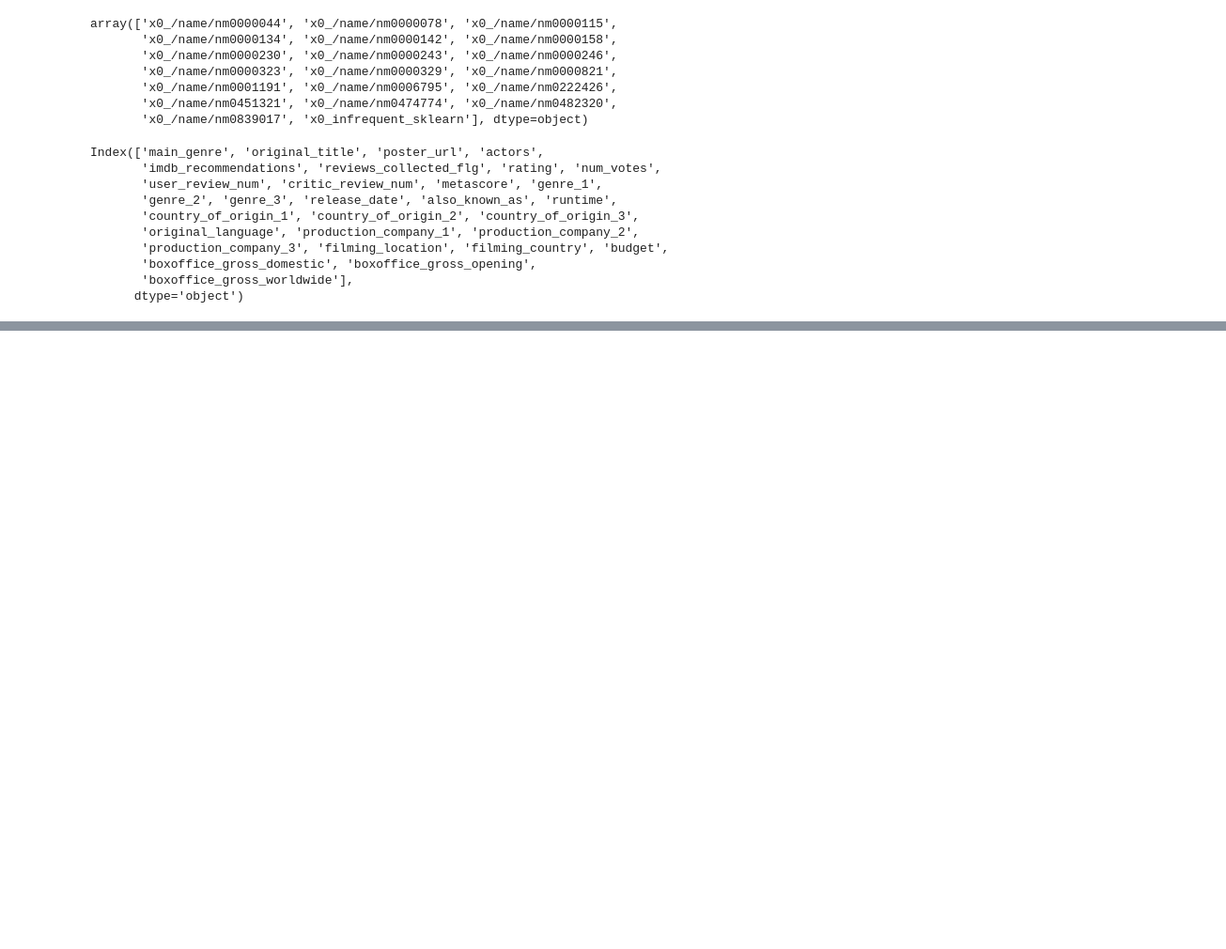
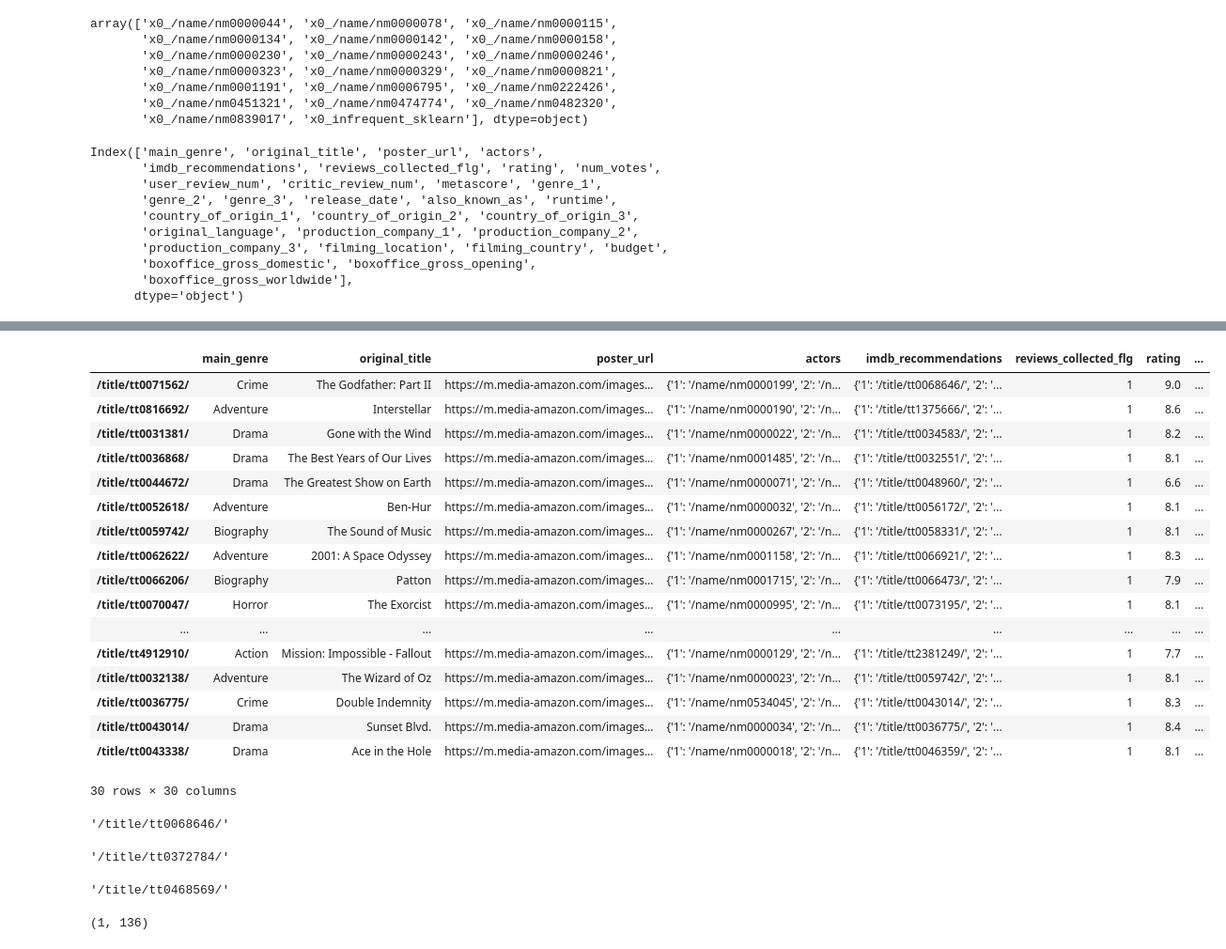
Before and after one commit to ilyamil/movie_recommender_system, a Jupyter notebook: notebooks/modeling.ipynb, the cells around one changed output, grey strips where cells are left out. Shown: that part at 94% size. Saved outputs shown, nothing was run; the diff lists cells and outputs as text; code cells hidden in the pictures; blank space fills up the shorter version.

Commit message:
prototyped item-based recommendations using cosine similarity

```diff
--- a/notebooks/modeling.ipynb
+++ b/notebooks/modeling.ipynb
@@ -713,0 +711,5 @@ feats.memory_usage(deep=True).sum()/1024/1024
+# %%
+threshold = 10_000
+metadata_truncated = metadata[metadata['num_votes'] > threshold]
+feats = SimpleFeatureTransformer(**TransformerParams).transform(metadata_truncated)
+feats.shape
@@ -713,0 +726,5 @@ feats.memory_usage(deep=True).sum()/1024/1024
+# %%
+%%time
+cos_feats_mat = cosine_similarity(feats)
+cos_feats_mat = pd.DataFrame(cos_feats_mat, index=feats.index, columns=feats.index)
+cos_feats_mat.shape
@@ -713,0 +755,11 @@ feats.memory_usage(deep=True).sum()/1024/1024
+# %%
+%%time
+selected_titles = [
+    '/title/tt0068646/',
+    # '/title/tt0372784/',
+    # '/title/tt0468569/'
+]
+top_n = 30
+recommended_title_id = cos_feats_mat.loc[selected_titles].T.nlargest(top_n + 1, '/title/tt0068646/')[1:]
+metadata_truncated.loc[recommended_title_id.index]
+# %% [output]
@@ -713,0 +768,18 @@ feats.memory_usage(deep=True).sum()/1024/1024
+|  | main_genre | original_title | poster_url | actors | imdb_recommendations | reviews_collected_flg | rating | ... |
+| /title/tt0071562/ | Crime | The Godfather: Part II | https://m.media-amazon.com/images... | {'1': '/name/nm0000199', '2': '/n... | {'1': '/title/tt0068646/', '2': '... | 1 | 9.0 | ... |
+| /title/tt0816692/ | Adventure | Interstellar | https://m.media-amazon.com/images... | {'1': '/name/nm0000190', '2': '/n... | {'1': '/title/tt1375666/', '2': '... | 1 | 8.6 | ... |
+| /title/tt0031381/ | Drama | Gone with the Wind | https://m.media-amazon.com/images... | {'1': '/name/nm0000022', '2': '/n... | {'1': '/title/tt0034583/', '2': '... | 1 | 8.2 | ... |
+| /title/tt0036868/ | Drama | The Best Years of Our Lives | https://m.media-amazon.com/images... | {'1': '/name/nm0001485', '2': '/n... | {'1': '/title/tt0032551/', '2': '... | 1 | 8.1 | ... |
+| /title/tt0044672/ | Drama | The Greatest Show on Earth | https://m.media-amazon.com/images... | {'1': '/name/nm0000071', '2': '/n... | {'1': '/title/tt0048960/', '2': '... | 1 | 6.6 | ... |
+| /title/tt0052618/ | Adventure | Ben-Hur | https://m.media-amazon.com/images... | {'1': '/name/nm0000032', '2': '/n... | {'1': '/title/tt0056172/', '2': '... | 1 | 8.1 | ... |
+| /title/tt0059742/ | Biography | The Sound of Music | https://m.media-amazon.com/images... | {'1': '/name/nm0000267', '2': '/n... | {'1': '/title/tt0058331/', '2': '... | 1 | 8.1 | ... |
+| /title/tt0062622/ | Adventure | 2001: A Space Odyssey | https://m.media-amazon.com/images... | {'1': '/name/nm0001158', '2': '/n... | {'1': '/title/tt0066921/', '2': '... | 1 | 8.3 | ... |
+| /title/tt0066206/ | Biography | Patton | https://m.media-amazon.com/images... | {'1': '/name/nm0001715', '2': '/n... | {'1': '/title/tt0066473/', '2': '... | 1 | 7.9 | ... |
+| /title/tt0070047/ | Horror | The Exorcist | https://m.media-amazon.com/images... | {'1': '/name/nm0000995', '2': '/n... | {'1': '/title/tt0073195/', '2': '... | 1 | 8.1 | ... |
+| ... | ... | ... | ... | ... | ... | ... | ... | ... |
+| /title/tt4912910/ | Action | Mission: Impossible - Fallout | https://m.media-amazon.com/images... | {'1': '/name/nm0000129', '2': '/n... | {'1': '/title/tt2381249/', '2': '... | 1 | 7.7 | ... |
+| /title/tt0032138/ | Adventure | The Wizard of Oz | https://m.media-amazon.com/images... | {'1': '/name/nm0000023', '2': '/n... | {'1': '/title/tt0059742/', '2': '... | 1 | 8.1 | ... |
+| /title/tt0036775/ | Crime | Double Indemnity | https://m.media-amazon.com/images... | {'1': '/name/nm0534045', '2': '/n... | {'1': '/title/tt0043014/', '2': '... | 1 | 8.3 | ... |
+| /title/tt0043014/ | Drama | Sunset Blvd. | https://m.media-amazon.com/images... | {'1': '/name/nm0000034', '2': '/n... | {'1': '/title/tt0036775/', '2': '... | 1 | 8.4 | ... |
+| /title/tt0043338/ | Drama | Ace in the Hole | https://m.media-amazon.com/images... | {'1': '/name/nm0000018', '2': '/n... | {'1': '/title/tt0046359/', '2': '... | 1 | 8.1 | ... |
+30 rows × 30 columns
@@ -713,0 +792,18 @@ feats.memory_usage(deep=True).sum()/1024/1024
+# %%
+metadata_truncated.query('original_title == "The Godfather"').index[0]
+# %% [output]
+'/title/tt0068646/'
+# %%
+metadata_truncated.query('original_title == "Batman Begins"').index[0]
+# %% [output]
+'/title/tt0372784/'
+# %%
+metadata_truncated.query('original_title == "The Dark Knight"').index[0]
+# %% [output]
+'/title/tt0468569/'
+# %%
+target_title = metadata_truncated.query('original_title == "The Godfather"').index[0]
+target_feats = feats.loc[target_title].values.reshape(1, -1)
+target_feats.shape
+# %% [output]
+(1, 136)
```
Also changed, not shown: parts of 27 cells of this notebook.
